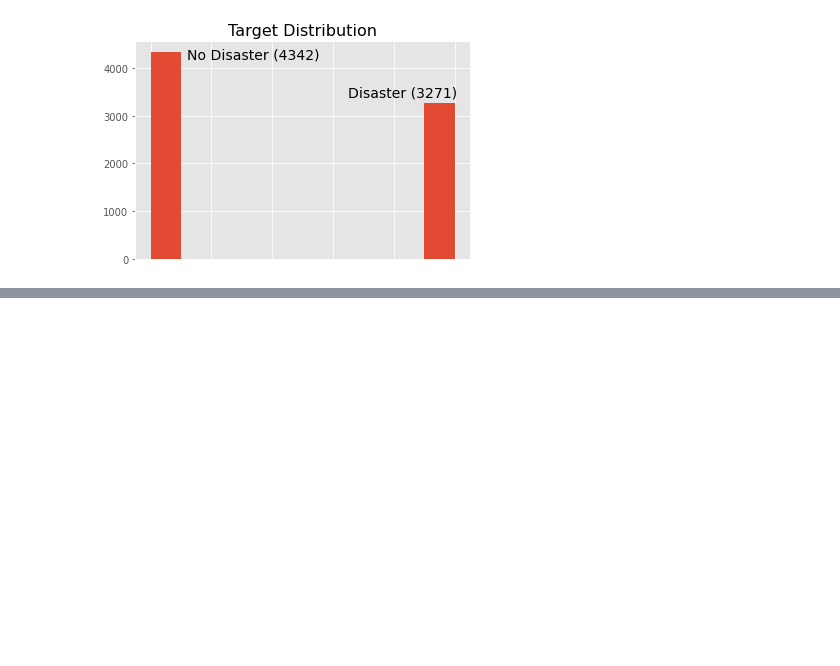
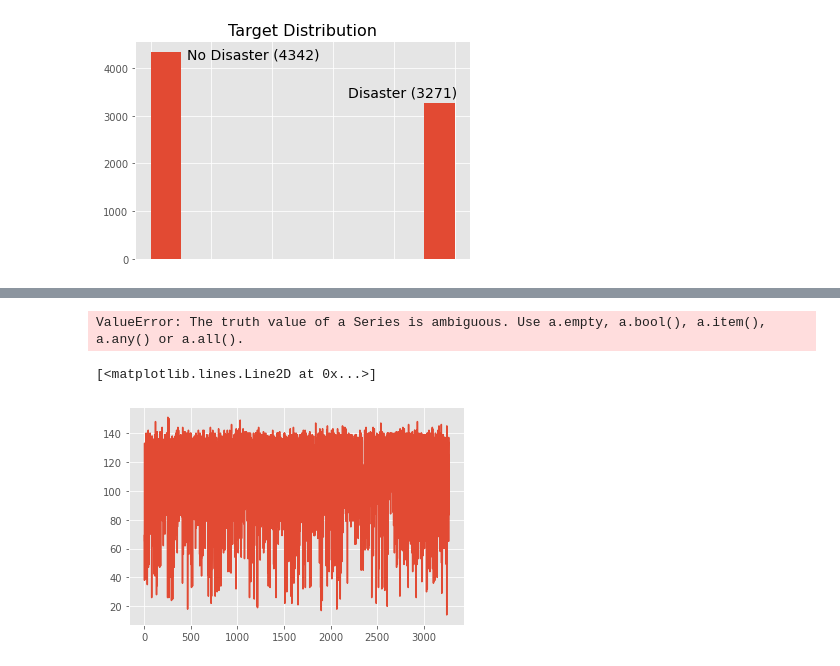
Before and after one commit to rghosh8/capstone-2, a Jupyter notebook: notebooks/sprint.ipynb, the cells around one changed output, grey strips where cells are left out. Cells and saved outputs as stored; diff of their text form; code cells hidden in the pictures; blank space fills up the shorter version.

```diff
--- a/notebooks/sprint.ipynb
+++ b/notebooks/sprint.ipynb
@@ -45,0 +56,6 @@ plt.savefig('../images/target_dist.png')
+# %%
+[len(i) for i in train['text'] if train['target']==1]
+# %% [output]
+ValueError: The truth value of a Series is ambiguous. Use a.empty, a.bool(), a.item(), a.any() or a.all().
+# %%
+train_1 = train[(train['target']==1)]
@@ -45,0 +64,5 @@ plt.savefig('../images/target_dist.png')
+# %%
+plt.plot([len(i) for i in train_1['text']])
+# %% [output]
+[<matplotlib.lines.Line2D at 0x...>]
+[figure, added]
```
Also changed, not shown: parts of 11 cells of this notebook, 5 other files.
